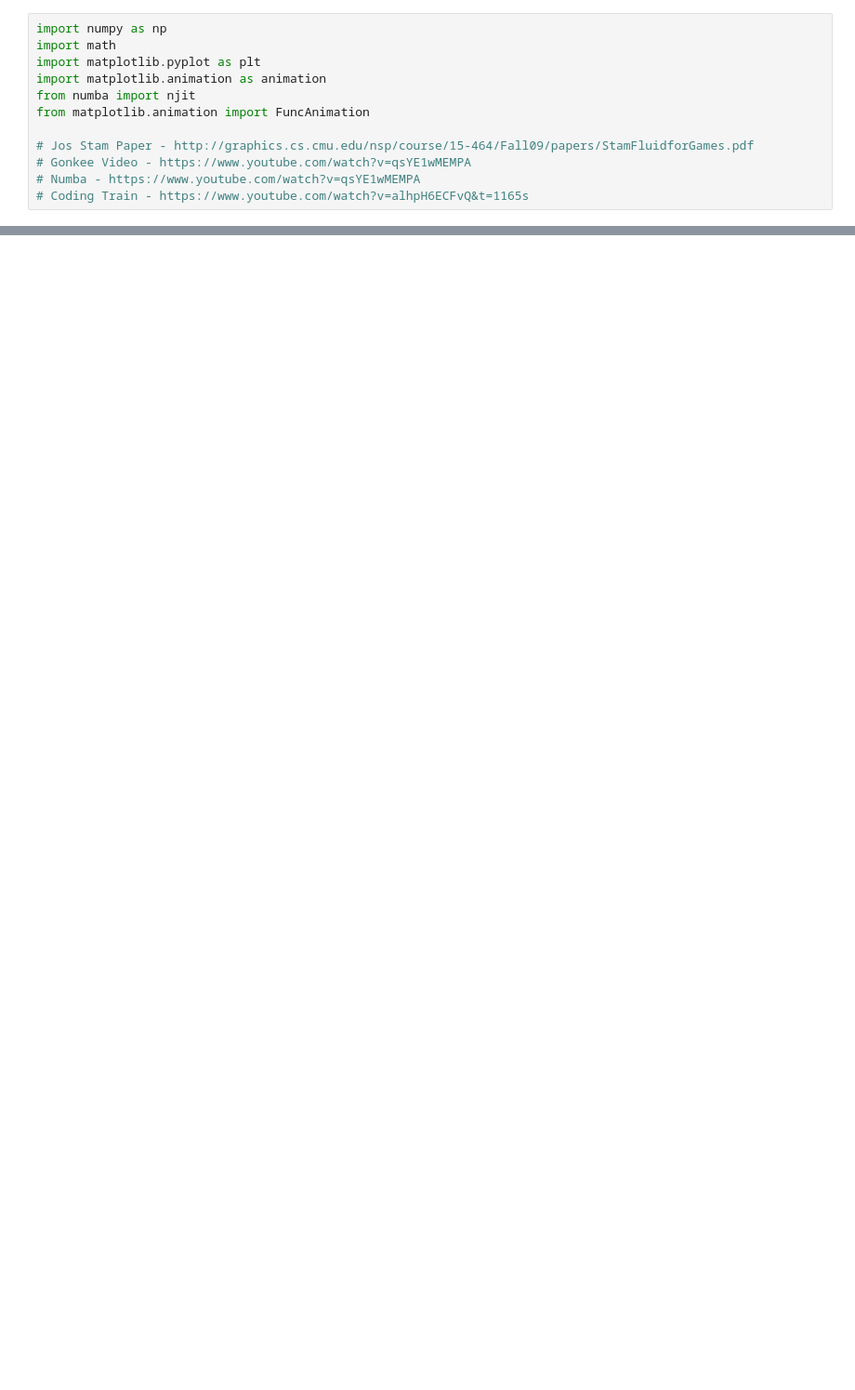
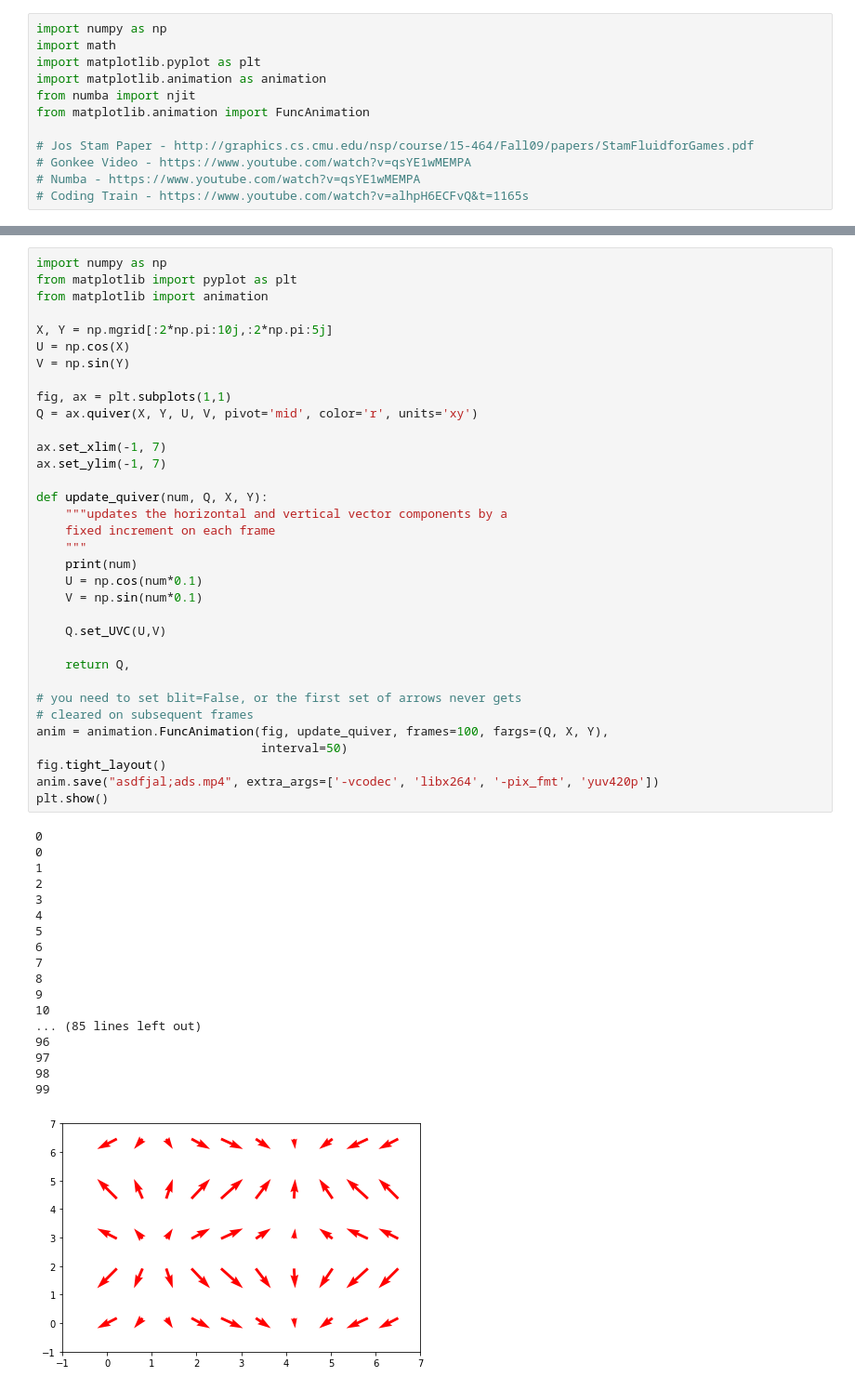
Before and after one commit to timothygao8710/fluid-simulation, a Jupyter notebook: main.ipynb, the cells around one changed output, grey strips where cells are left out. Shown at 93% size. Drawn from its saved outputs; the diff is of its cells as text; blank space fills up the shorter version.

```diff
--- a/main.ipynb
+++ b/main.ipynb
@@ -302,0 +268,53 @@ IndexError: list index out of range
+# %%
+import numpy as np
+from matplotlib import pyplot as plt
+from matplotlib import animation
+
+X, Y = np.mgrid[:2*np.pi:10j,:2*np.pi:5j]
+U = np.cos(X)
+V = np.sin(Y)
+
+fig, ax = plt.subplots(1,1)
+Q = ax.quiver(X, Y, U, V, pivot='mid', color='r', units='xy')
+
+ax.set_xlim(-1, 7)
+ax.set_ylim(-1, 7)
+
+def update_quiver(num, Q, X, Y):
+    """updates the horizontal and vertical vector components by a
+    fixed increment on each frame
+    """
+    print(num)
+    U = np.cos(num*0.1)
+    V = np.sin(num*0.1)
+
+    Q.set_UVC(U,V)
+
+    return Q,
+
+# you need to set blit=False, or the first set of arrows never gets
+# cleared on subsequent frames
+anim = animation.FuncAnimation(fig, update_quiver, frames=100, fargs=(Q, X, Y),
+                               interval=50)
+fig.tight_layout()
+anim.save("asdfjal;ads.mp4", extra_args=['-vcodec', 'libx264', '-pix_fmt', 'yuv420p'])
+plt.show()
+# %% [output]
+0
+0
+1
+2
+3
+4
+5
+6
+7
+8
+9
+10
+... (85 lines left out)
+96
+97
+98
+99
+[figure, added]
```
Also changed, not shown: parts of 7 cells of this notebook, 5 other files.
